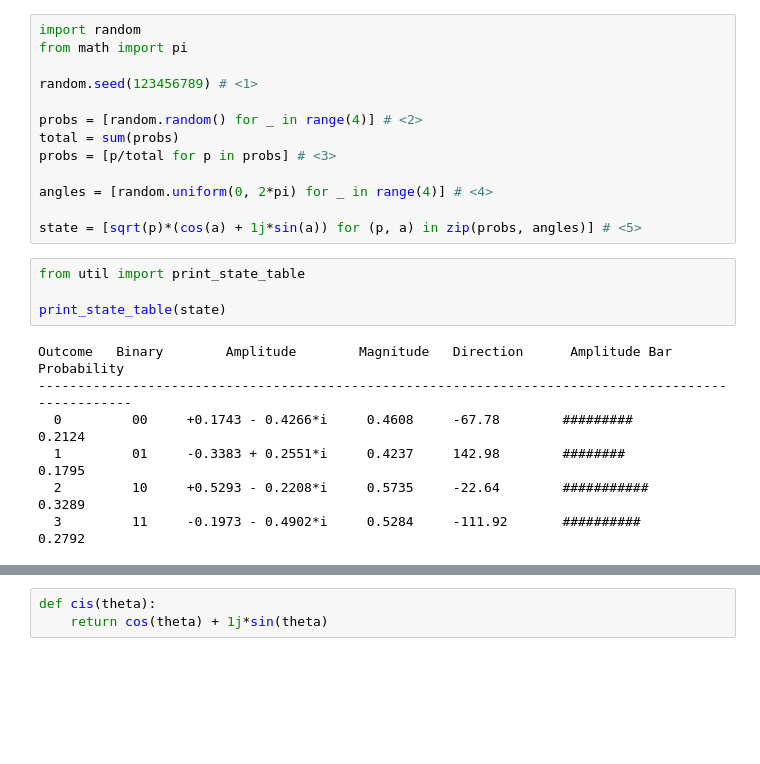
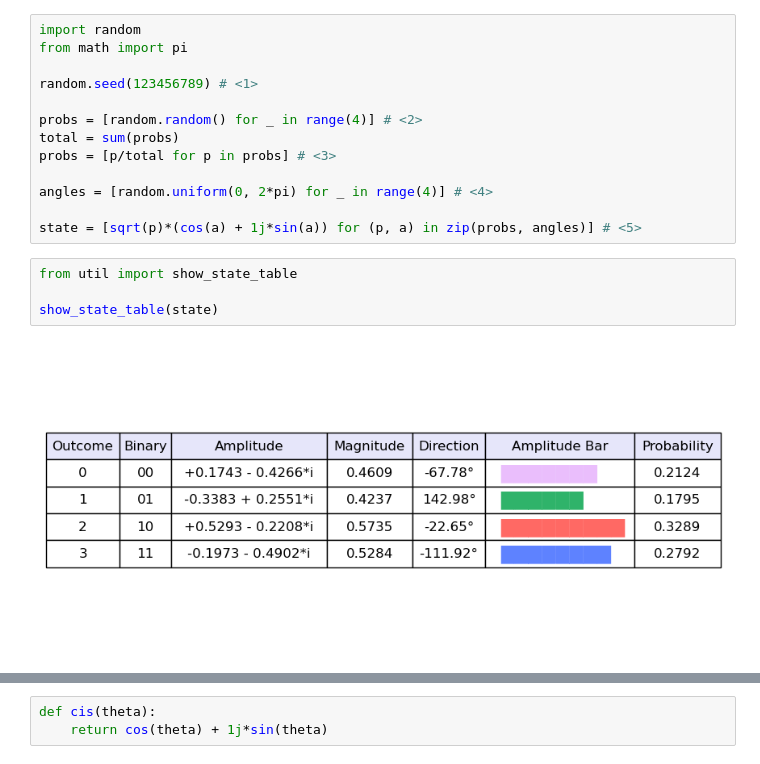
Before and after one commit to QuState/cqc_code, a Jupyter notebook: src/ch04/ch04_output.ipynb, the cells around one changed output, grey strips where cells are left out. Saved outputs shown, nothing was run; the diff lists cells and outputs as text; blank space fills up the shorter version.

Commit message:
add matplotlib table visualization

```diff
--- a/src/ch04/ch04_output.ipynb
+++ b/src/ch04/ch04_output.ipynb
@@ -29,13 +32,8 @@ angles = [random.uniform(0, 2*pi) for _ in range(4)] # <4>
 
 state = [sqrt(p)*(cos(a) + 1j*sin(a)) for (p, a) in zip(probs, angles)] # <5>
 # %%
-from util import print_state_table
+from util import show_state_table
 
-print_state_table(state)
+show_state_table(state)
 # %% [output]
-Outcome   Binary        Amplitude        Magnitude   Direction      Amplitude Bar         Probability
-----------------------------------------------------------------------------------------------------
-  0         00     +0.1743 - 0.4266*i     0.4608     -67.78        #########                0.2124
-  1         01     -0.3383 + 0.2551*i     0.4237     142.98        ########                 0.1795
-  2         10     +0.5293 - 0.2208*i     0.5735     -22.64        ###########              0.3289
-  3         11     -0.1973 - 0.4902*i     0.5284     -111.92       ##########               0.2792
+[figure, added]
```
Also changed, not shown: parts of 13 cells of this notebook, 15 other files.
